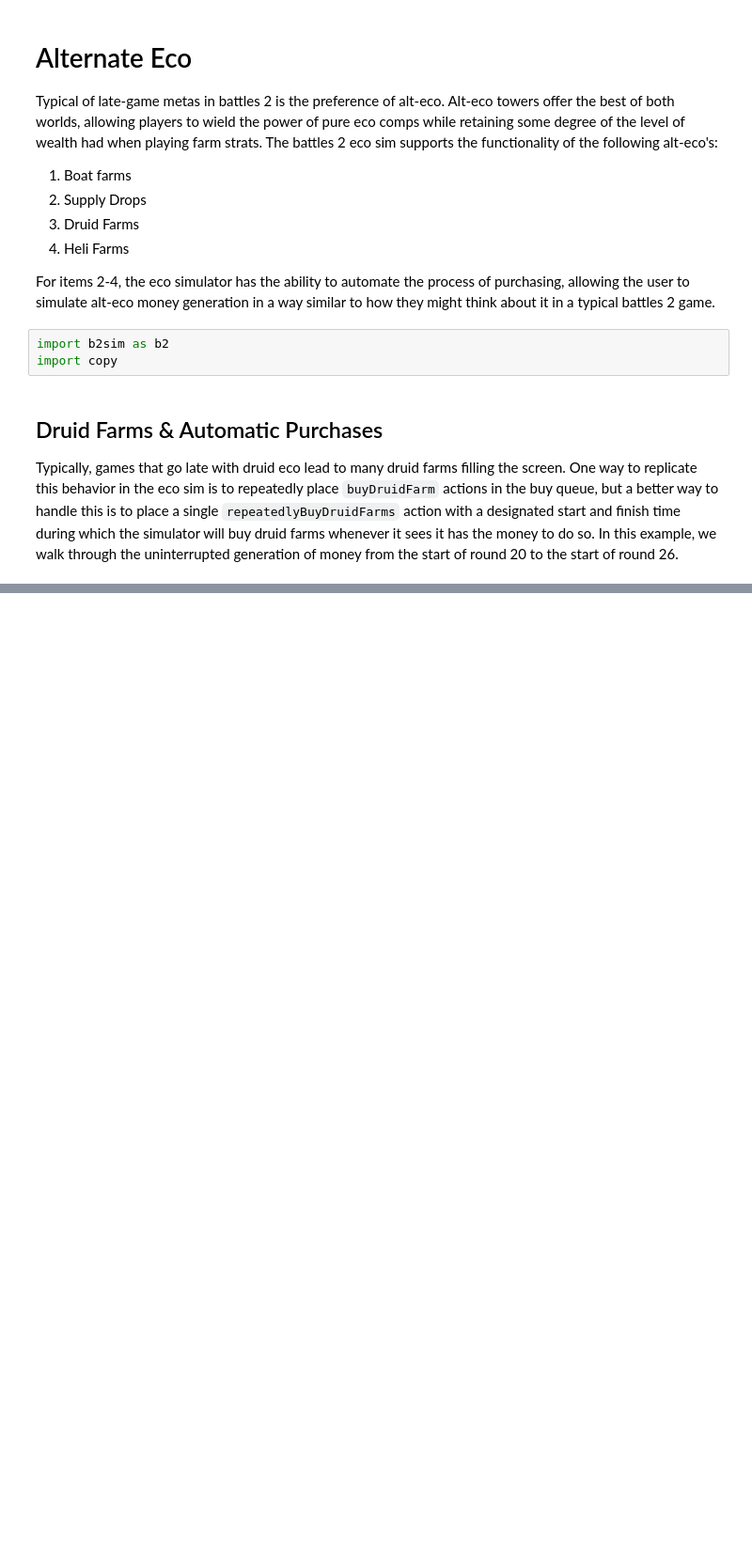
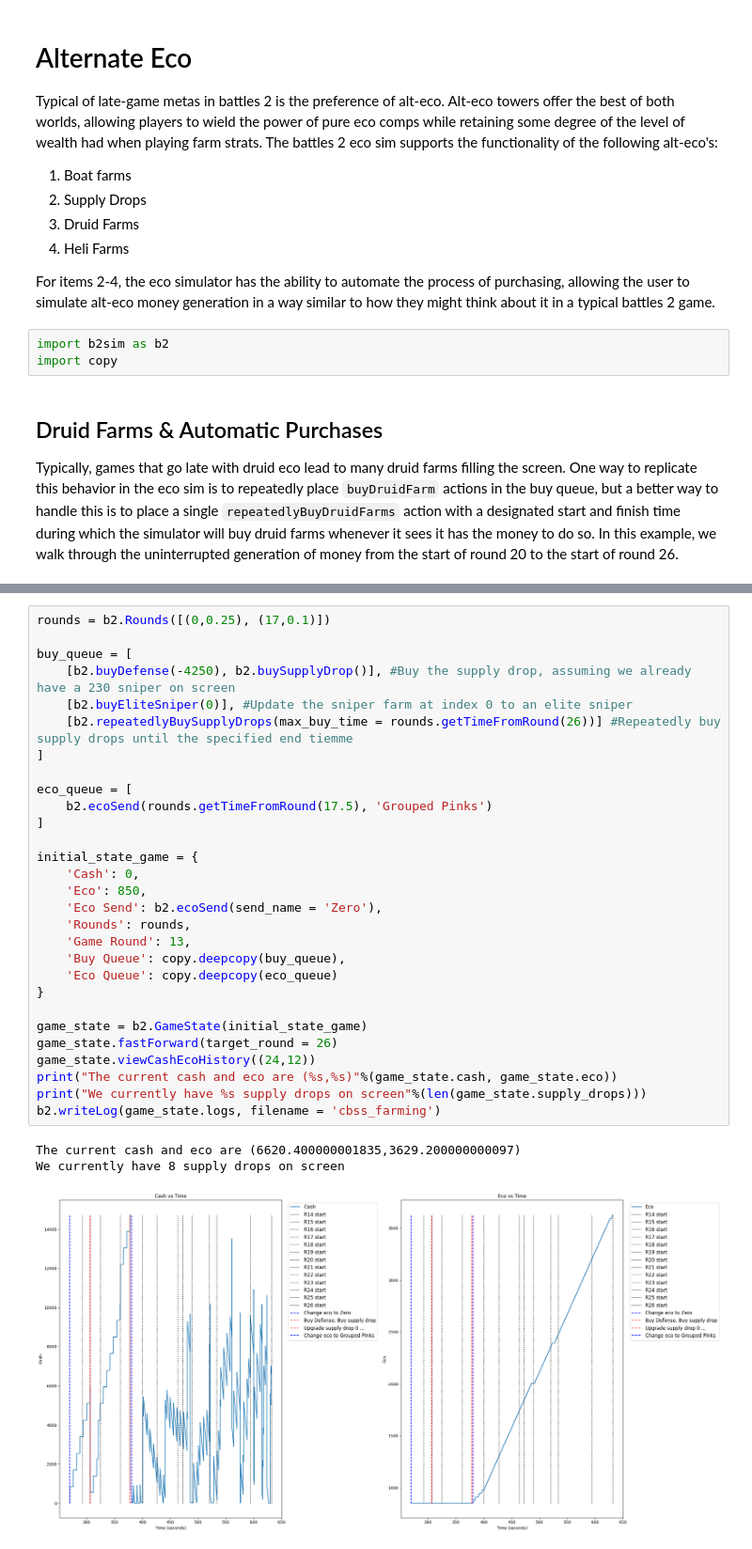
Before and after one commit to redlaserbmBTD/BTDB2_SIMULATOR, a Jupyter notebook: examples/4_alt_eco.ipynb, the cells around one changed output, grey strips where cells are left out. Shown at 94% size. Saved outputs shown, nothing was run; the diff lists cells and outputs as text; blank space fills up the shorter version.

```diff
--- a/examples/4_alt_eco.ipynb
+++ b/examples/4_alt_eco.ipynb
@@ -46,0 +51,33 @@ The current cash and eco are (890.0000000012124,4042.4000000000774)
+# %%
+rounds = b2.Rounds([(0,0.25), (17,0.1)])
+
+buy_queue = [
+    [b2.buyDefense(-4250), b2.buySupplyDrop()], #Buy the supply drop, assuming we already have a 230 sniper on screen
+    [b2.buyEliteSniper(0)], #Update the sniper farm at index 0 to an elite sniper
+    [b2.repeatedlyBuySupplyDrops(max_buy_time = rounds.getTimeFromRound(26))] #Repeatedly buy supply drops until the specified end tiemme
+]
+
+eco_queue = [
+    b2.ecoSend(rounds.getTimeFromRound(17.5), 'Grouped Pinks')
+]
+
+initial_state_game = {
+    'Cash': 0,
+    'Eco': 850,
+    'Eco Send': b2.ecoSend(send_name = 'Zero'),
+    'Rounds': rounds,
+    'Game Round': 13,
+    'Buy Queue': copy.deepcopy(buy_queue),
+    'Eco Queue': copy.deepcopy(eco_queue)
+}
+
+game_state = b2.GameState(initial_state_game)
+game_state.fastForward(target_round = 26)
+game_state.viewCashEcoHistory((24,12))
+print("The current cash and eco are (%s,%s)"%(game_state.cash, game_state.eco))
+print("We currently have %s supply drops on screen"%(len(game_state.supply_drops)))
+b2.writeLog(game_state.logs, filename = 'cbss_farming')
+# %% [output]
+The current cash and eco are (6620.400000001835,3629.200000000097)
+We currently have 8 supply drops on screen
+[figure, added]
```
Also changed, not shown: parts of 2 cells of this notebook, 10 other files.
